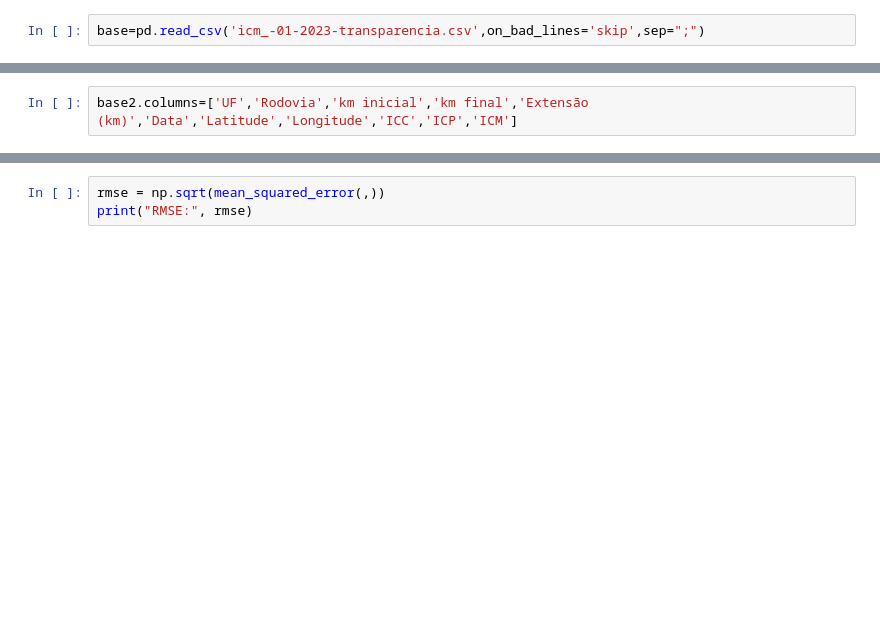
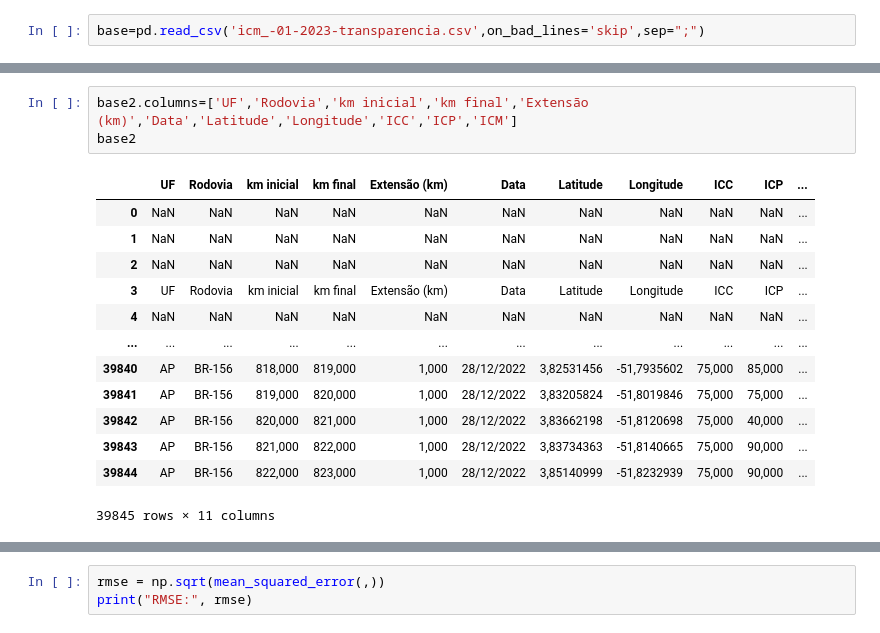
Before and after one commit to WandersonGustavo/Imersao_Alura_Aula_04, a Jupyter notebook: dnit_dados2.ipynb, the cells around one changed output, grey strips where cells are left out. Drawn from its saved outputs; the diff is of its cells as text; blank space fills up the shorter version.

```diff
--- a/dnit_dados2.ipynb
+++ b/dnit_dados2.ipynb
@@ -19,2 +49,17 @@ base2=pd.read_csv('icm_12_2022.csv',on_bad_lines='skip',sep=";")
 # %%
 base2.columns=['UF','Rodovia','km inicial','km final','Extensão (km)','Data','Latitude','Longitude','ICC','ICP','ICM']
+base2
+# %% [output]
+|  | UF | Rodovia | km inicial | km final | Extensão (km) | Data | Latitude | Longitude | ICC | ICP | ... |
+| 0 | NaN | NaN | NaN | NaN | NaN | NaN | NaN | NaN | NaN | NaN | ... |
+| 1 | NaN | NaN | NaN | NaN | NaN | NaN | NaN | NaN | NaN | NaN | ... |
+| 2 | NaN | NaN | NaN | NaN | NaN | NaN | NaN | NaN | NaN | NaN | ... |
+| 3 | UF | Rodovia | km inicial | km final | Extensão (km) | Data | Latitude | Longitude | ICC | ICP | ... |
+| 4 | NaN | NaN | NaN | NaN | NaN | NaN | NaN | NaN | NaN | NaN | ... |
+| ... | ... | ... | ... | ... | ... | ... | ... | ... | ... | ... | ... |
+| 39840 | AP | BR-156 | 818,000 | 819,000 | 1,000 | 28/12/2022 | 3,82531456 | -51,7935602 | 75,000 | 85,000 | ... |
+| 39841 | AP | BR-156 | 819,000 | 820,000 | 1,000 | 28/12/2022 | 3,83205824 | -51,8019846 | 75,000 | 75,000 | ... |
+| 39842 | AP | BR-156 | 820,000 | 821,000 | 1,000 | 28/12/2022 | 3,83662198 | -51,8120698 | 75,000 | 40,000 | ... |
+| 39843 | AP | BR-156 | 821,000 | 822,000 | 1,000 | 28/12/2022 | 3,83734363 | -51,8140665 | 75,000 | 90,000 | ... |
+| 39844 | AP | BR-156 | 822,000 | 823,000 | 1,000 | 28/12/2022 | 3,85140999 | -51,8232939 | 75,000 | 90,000 | ... |
+39845 rows × 11 columns
```
Also changed, not shown: parts of 16 cells of this notebook.
